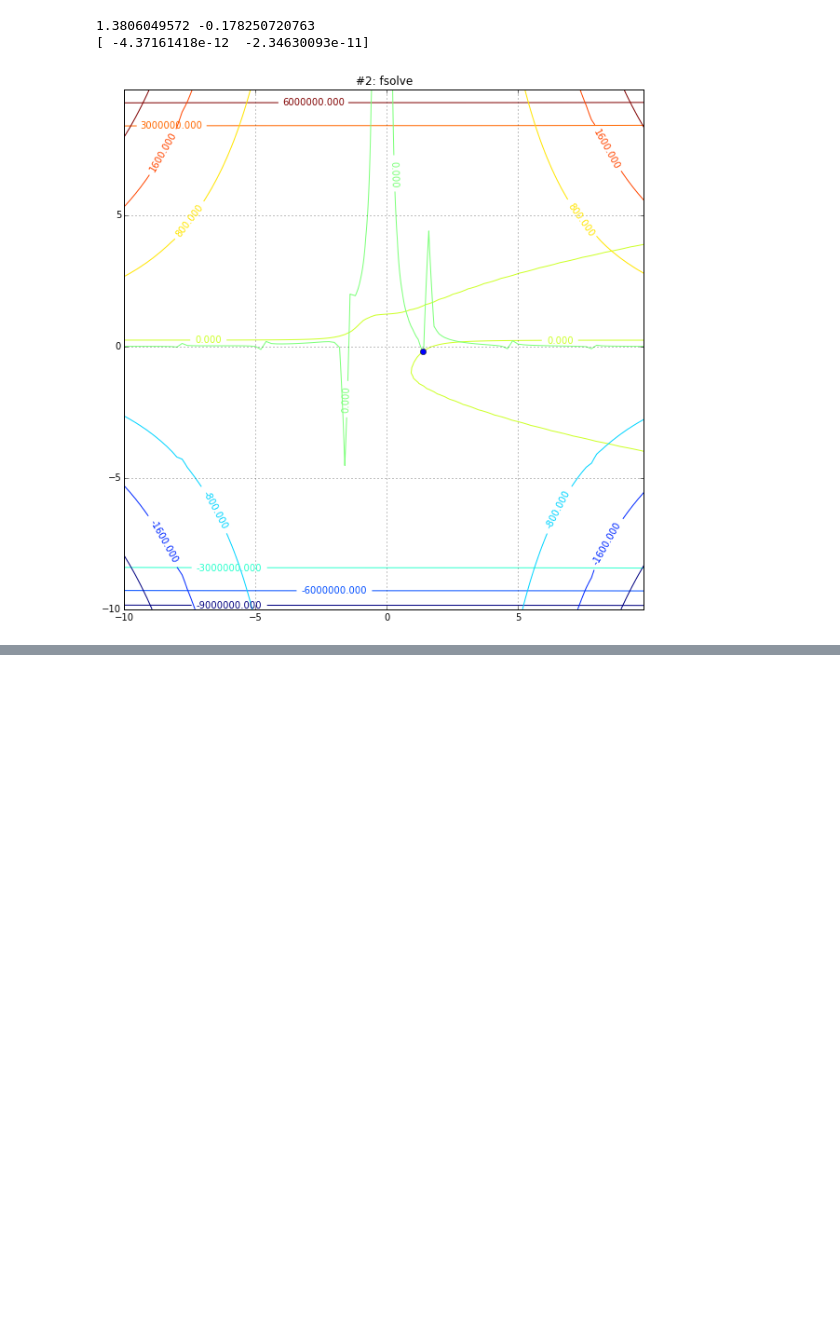
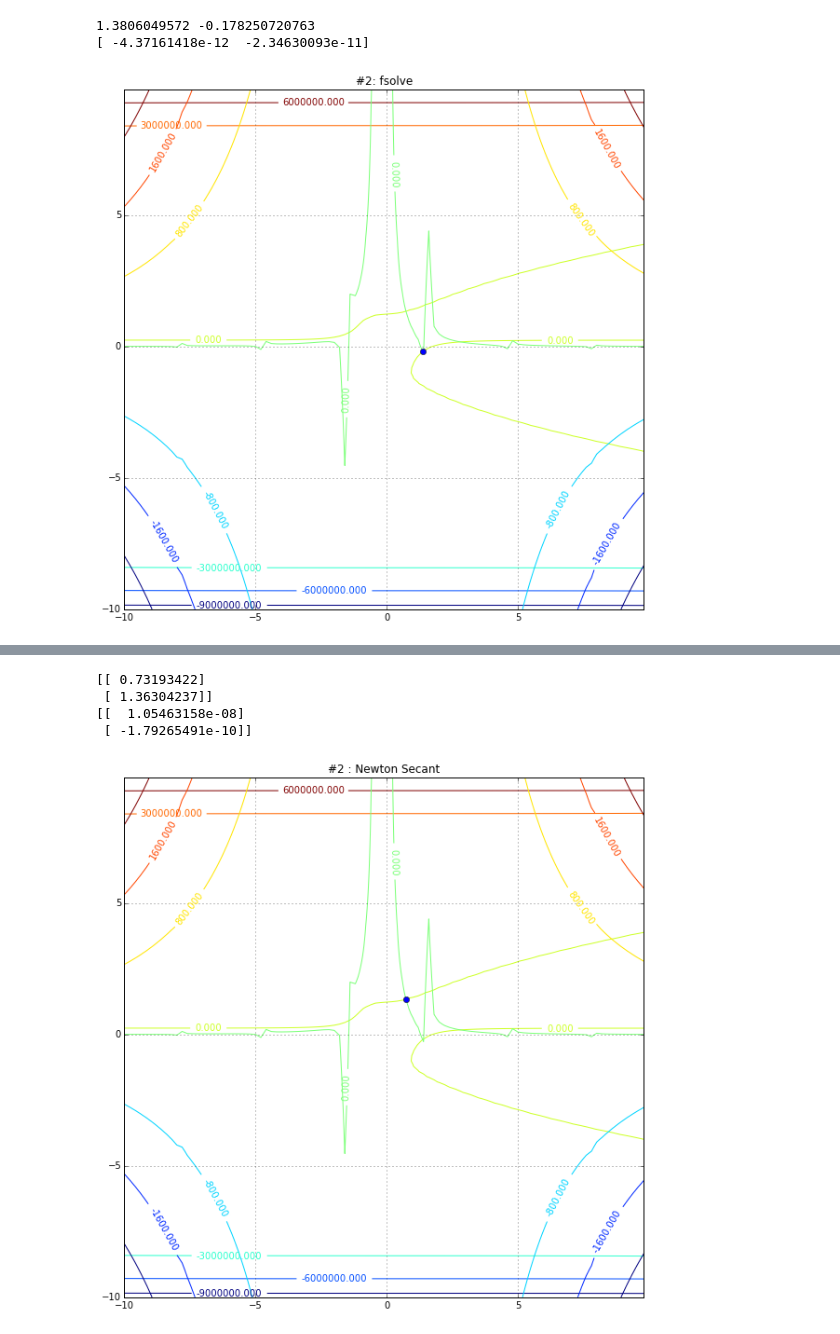
Before and after one commit to DustinVerzal/Math-415, a Jupyter notebook: Homework/Math 415 - Homework_1.ipynb, the cells around one changed output, grey strips where cells are left out. Drawn from its saved outputs; the diff is of its cells as text; code cells hidden in the pictures; blank space fills up the shorter version.

```diff
--- a/Homework/Math 415 - Homework_1.ipynb
+++ b/Homework/Math 415 - Homework_1.ipynb
@@ -189,0 +252,65 @@ plt.show()
+# %%
+#2: Newton Secant
+def f(p):
+    x = p[0, 0]
+    y = p[1, 0]
+    return np.array([[x**3 - 2*x*y + y**7 - 4*x**3*y - 5], [y*np.sin(x) + 3*x**2*y + np.tan(x) - 4]])
+
+
+#Plot set
+fig = plt.figure(figsize=(10, 10))
+ax = fig.add_subplot(111)
+
+x0 = np.array([[1.0], [1.0]])
+max_iter = 200
+dx = np.sqrt(np.finfo(np.float32).eps)
+iteration = 0
+tol = 1.0e-6
+xn = x0
+N = len(x0)
+err = 1.0
+J = np.zeros((N, N))
+fxn = f(x0)
+
+while (iteration < max_iter and err > tol):
+
+    for j in range(0, N):
+        x = xn.copy()
+        x[j] = xn[j] + dx
+        fx = f(x)
+        J[:,[j]] = (fx - fxn)/dx
+
+    delta = -np.linalg.lstsq(J, fxn)[0]
+    xnn = xn+delta
+    err = np.linalg.norm(delta, np.inf)/np.linalg.norm(xn, np.inf)
+    iteration = iteration + 1
+    xn = xnn
+    fxn = f(xnn)
+    #ax.plot(xnn[0], xnn[1], '-bo')
+x = xnn
+fval = fxn
+
+print x
+print fval
+
+#Plot
+x_mesh = np.arange(-10, 10, .2)
+y_mesh = np.arange(-10, 10, .2)
+X, Y = np.meshgrid(x_mesh, y_mesh)
+Z1 = X**3 - 2*X*Y + Y**7 - 4*X**3*Y - 5
+Z2 = Y*np.sin(X) + 3*X**2*Y + np.tan(X) - 4
+
+CS1 = ax.contour(X, Y, Z1)
+CS2 = ax.contour(X, Y, Z2)
+ax.clabel(CS1, inline=1, fontsize=10)
+ax.clabel(CS2, inline=1, fontsize=10)
+ax.plot(x[0], x[1], 'bo')
+ax.grid()
+plt.title("#2 : Newton Secant")
+plt.show()
+# %% [output]
+[[ 0.73193422]
+ [ 1.36304237]]
+[[  1.05463158e-08]
+ [ -1.79265491e-10]]
+[figure, added]
```
Also changed, not shown: parts of 6 cells of this notebook.
